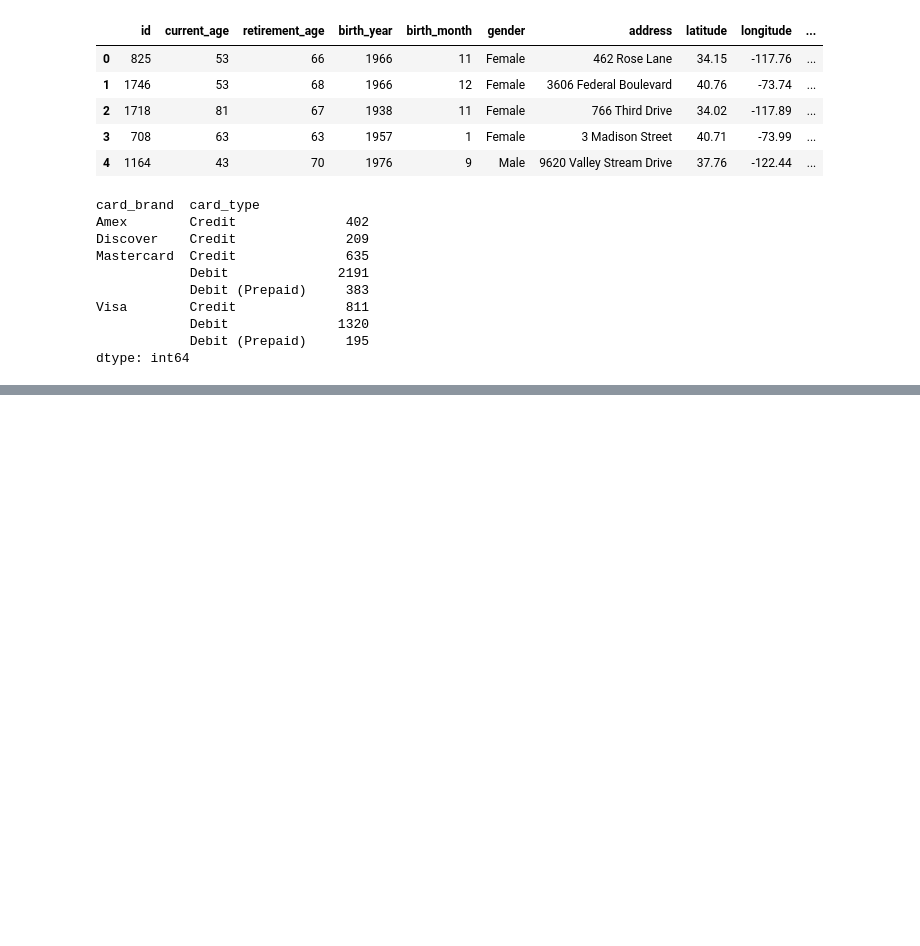
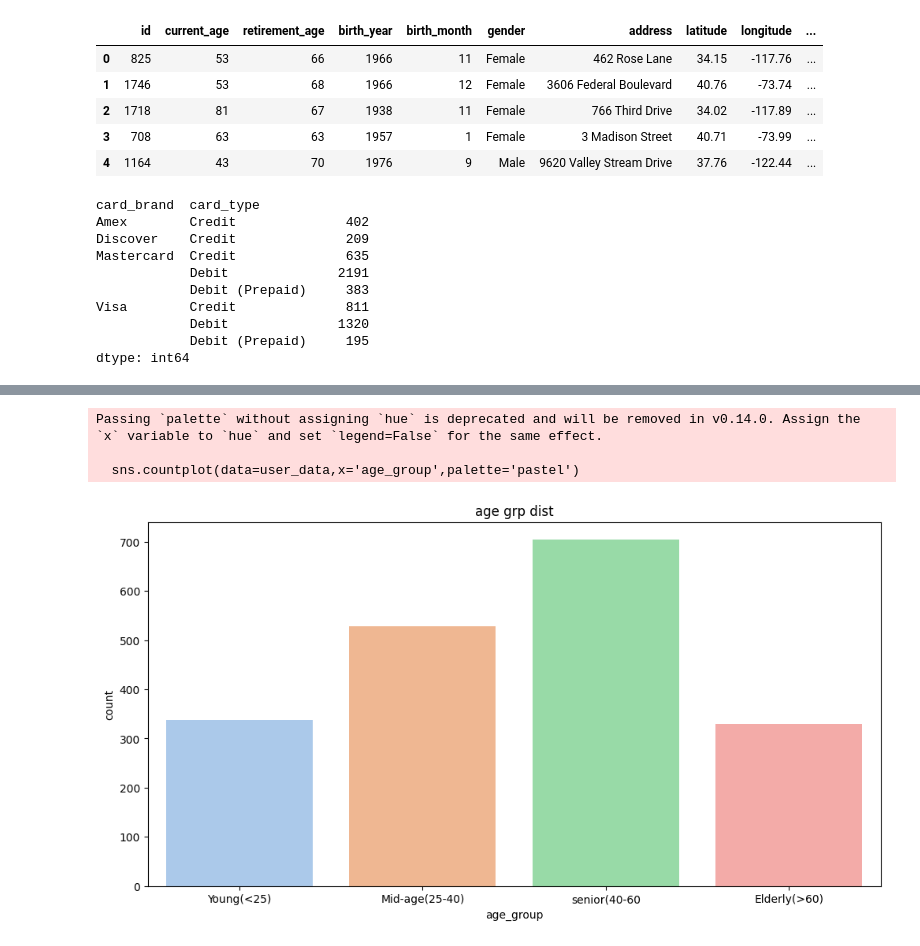
Before and after one commit to Siddharth-Latthe-07/ReBIT-Assg, a Jupyter notebook: ReBIT_EDA_Practice2.ipynb, the cells around one changed output, grey strips where cells are left out. Saved outputs shown, nothing was run; the diff lists cells and outputs as text; code cells hidden in the pictures; blank space fills up the shorter version.

```diff
--- a/ReBIT_EDA_Practice2.ipynb
+++ b/ReBIT_EDA_Practice2.ipynb
@@ -235,0 +258,11 @@ df['
+# %%
+user_data['age_group'] = pd.cut(user_data['current_age'],bins=[0,25,40,60,80],labels=['Young(<25)','Mid-age(25-40)','senior(40-60','Elderly(>60)'])
+plt.figure(figsize=(12,6))
+sns.countplot(data=user_data,x='age_group',palette='pastel')
+plt.title('age grp dist')
+plt.show()
+# %% [output]
+Passing `palette` without assigning `hue` is deprecated and will be removed in v0.14.0. Assign the `x` variable to `hue` and set `legend=False` for the same effect.
+
+  sns.countplot(data=user_data,x='age_group',palette='pastel')
+[figure, added]
```
Also changed, not shown: parts of 13 cells of this notebook.
